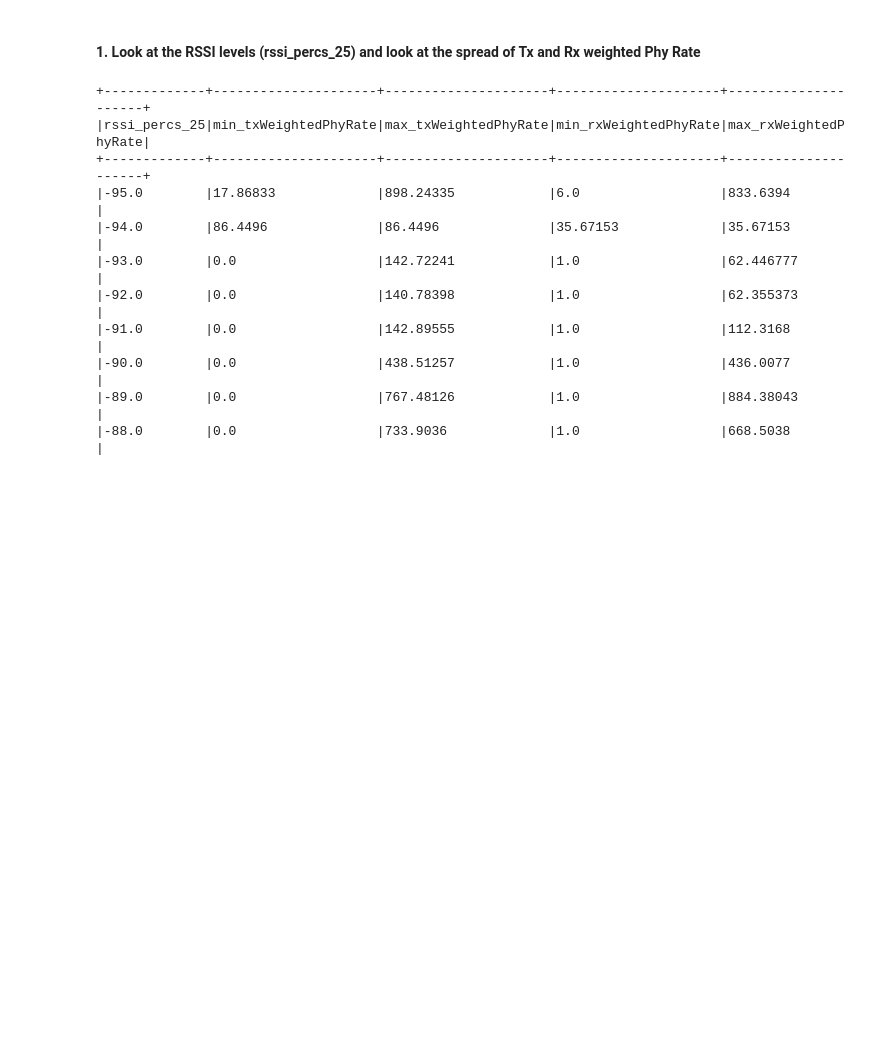
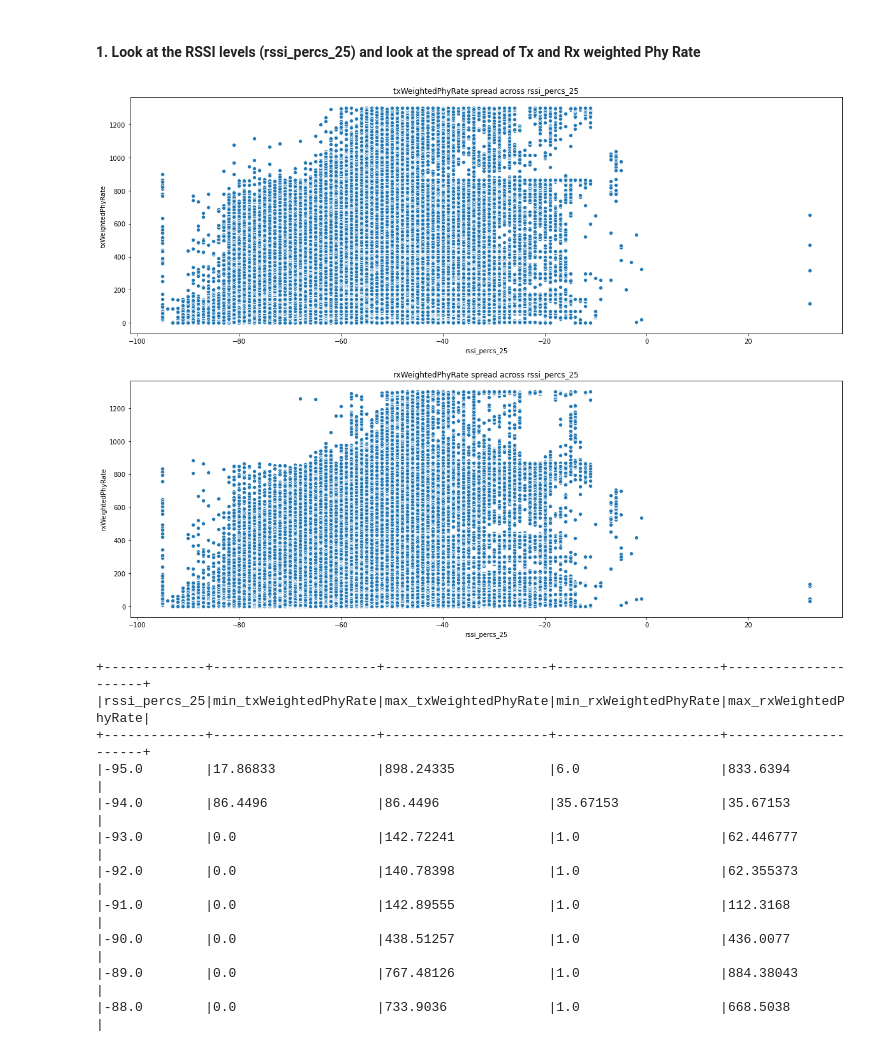
Before and after one commit to afif-anjum/prodapt, a Jupyter notebook: assignment_prodapt_pyspark_notebook.ipynb, the cells around one changed output. Drawn from its saved outputs; the diff is of its cells as text; code cells hidden in the pictures; blank space fills up the shorter version.

Commit message:
Add files via upload
updated the pyspark notebook to include visualization as well

```diff
--- a/assignment_prodapt_pyspark_notebook.ipynb
+++ b/assignment_prodapt_pyspark_notebook.ipynb
@@ -115,6 +122,21 @@ root
 ### Step 1 -Evaluate Phy Rates at Different RSSI levels
 # %% [markdown]
 #### 1. Look at the RSSI levels (rssi_percs_25) and look at the spread of Tx and Rx weighted Phy Rate
+# %%
+temp_df = df.select("rssi_percs_25","txWeightedPhyRate","rxWeightedPhyRate").toPandas()
+
+plt.figure(figsize=(20,15))
+plt.subplot(2,1,1)
+sns.scatterplot(x=temp_df['rssi_percs_25'],y=temp_df['txWeightedPhyRate'])
+plt.title("txWeightedPhyRate spread across rssi_percs_25")
+
+plt.subplot(2,1,2)
+sns.scatterplot(x=temp_df['rssi_percs_25'],y=temp_df['rxWeightedPhyRate'])
+plt.title("rxWeightedPhyRate spread across rssi_percs_25")
+
+plt.show()
+# %% [output]
+[figure, added]
 # %%
 df.groupBy("rssi_percs_25").agg(min("txWeightedPhyRate").alias("min_txWeightedPhyRate"),max("txWeightedPhyRate").alias("max_txWeightedPhyRate"),min("rxWeightedPhyRate").alias("min_rxWeightedPhyRate"),max("rxWeightedPhyRate").alias("max_rxWeightedPhyRate")).orderBy("rssi_percs_25").show(100,False)
 # %% [output]
```
Also changed, not shown: parts of 2 cells of this notebook.
